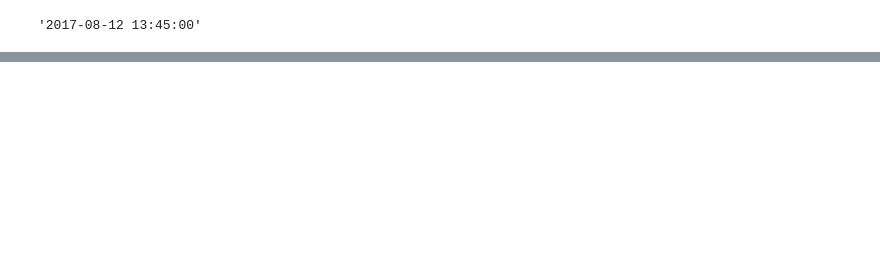
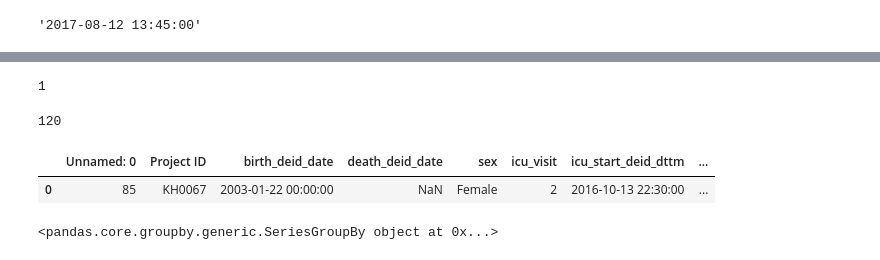
Before and after one commit to l-khali/In2Research, a Jupyter notebook: testing_visits.ipynb, the cells around one changed output, grey strips where cells are left out. Saved outputs shown, nothing was run; the diff lists cells and outputs as text; code cells hidden in the pictures; blank space fills up the shorter version.

```diff
--- a/testing_visits.ipynb
+++ b/testing_visits.ipynb
@@ -72 +243,20 @@ test2.start_time
+# %%
+v = Visit("../In2Research_data/data/P/C/KH0067", 2, cohort_1_details, cohort_2_details, cohort_3_details, cohort_4_details)
+# %%
+v.cohort
+# %% [output]
+1
+# %%
+len(cohort_dict[1])
+# %% [output]
+120
+# %%
+v.details
+# %% [output]
+|  | Unnamed: 0 | Project ID | birth_deid_date | death_deid_date | sex | icu_visit | icu_start_deid_dttm | ... |
+| 0 | 85 | KH0067 | 2003-01-22 00:00:00 | NaN | Female | 2 | 2016-10-13 22:30:00 | ... |
+# %%
+print(cohort_1_details.groupby("Project ID")["icu_visit"])
+# %% [output]
+<pandas.core.groupby.generic.SeriesGroupBy object at 0x...>
 # %%
```
Also changed, not shown: parts of 21 cells of this notebook, 6 other files.
